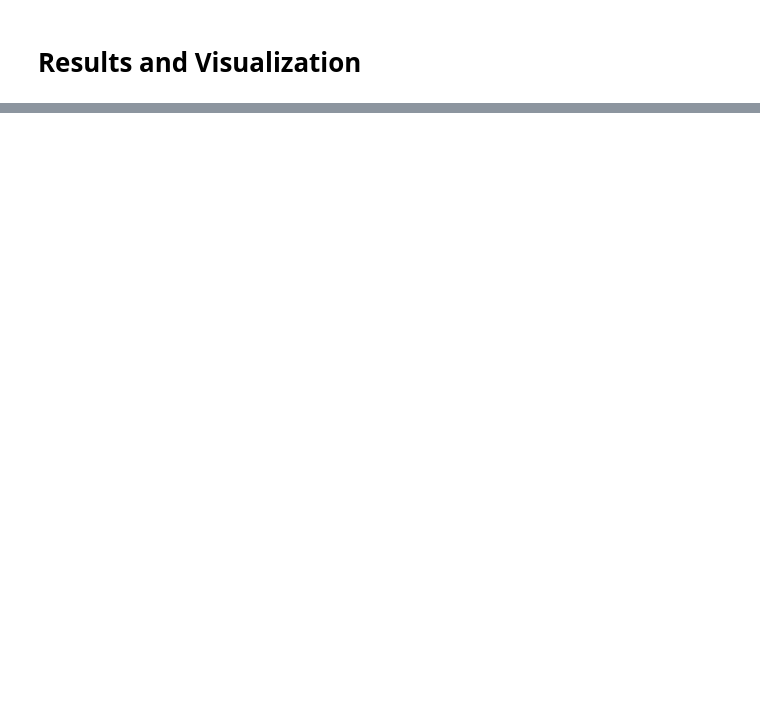
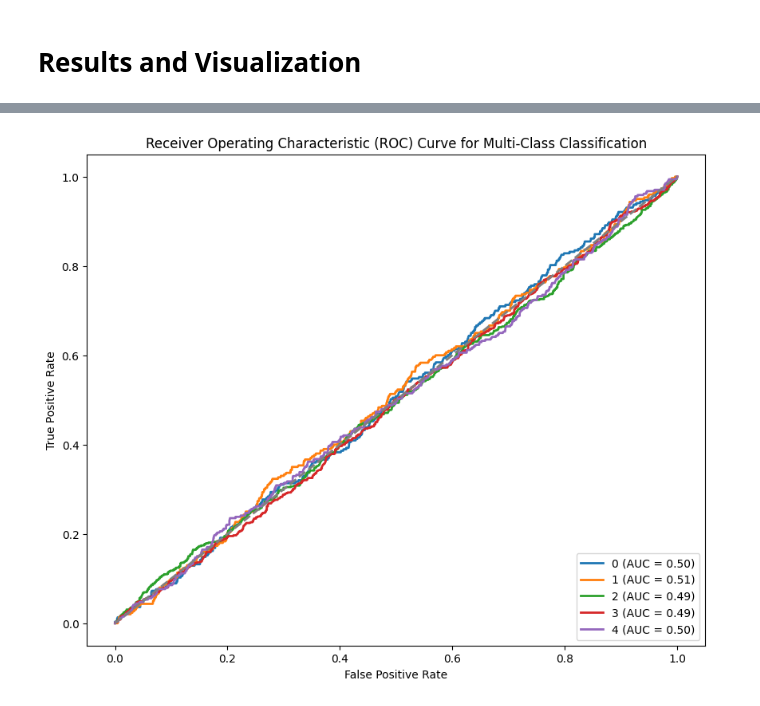
Before and after one commit to jillianhaig/Project3_DS4002, a Jupyter notebook: SCRIPTS/3_Project3Analysis.ipynb, the cells around one changed output, grey strips where cells are left out. Saved outputs shown, nothing was run; the diff lists cells and outputs as text; code cells hidden in the pictures; blank space fills up the shorter version.

```diff
--- a/SCRIPTS/3_Project3Analysis.ipynb
+++ b/SCRIPTS/3_Project3Analysis.ipynb
@@ -159,7 +155,7 @@ early_stopping = EarlyStopping(monitor='val_loss', patience=5, restore_best_weig
 # Train the model
 history = model.fit(
     train_generator,
-    epochs=50,  # Or any number you prefer, but EarlyStopping will stop early if necessary
+    epochs=5,  # Or any number you prefer, but EarlyStopping will stop early if necessary
     validation_data=validation_generator,
     verbose=1,
     callbacks=[early_stopping]  # Add EarlyStopping
@@ -200,7 +188,7 @@ model.compile(optimizer=tf.keras.optimizers.Adam(learning_rate=1e-5),
 # Fine-tune the model
 history_finetune = model.fit(
     train_generator,
-    epochs=50,
+    epochs=5,
     validation_data=validation_generator,
     verbose=1,
     callbacks=[early_stopping]  # Add EarlyStopping
@@ -299,41 +320,49 @@ print("Mean F1-Score: ", np.mean(f1_scores))
 # %%
-# ROC Graph
-
 import matplotlib.pyplot as plt
 from sklearn.metrics import roc_curve, auc
 from sklearn.preprocessing import LabelBinarizer
 from sklearn.metrics import roc_auc_score
+
+# Assuming y_true and y_pred are already defined, and they are the true labels and predicted probabilities
 
 y_true_all = []
 y_probs_all = []
 
 # Store true labels and predicted probabilities for ROC curve
 y_true_all.append(y_true)
 y_probs_all.append(y_pred)
 
 # Convert lists of true labels and predicted probabilities to arrays
 y_true_all = np.concatenate(y_true_all, axis=0)
 y_probs_all = np.concatenate(y_probs_all, axis=0)
 
 # Binarize the true labels (multi-class to binary for each class)
 lb = LabelBinarizer()
 y_true_bin = lb.fit_transform(y_true_all)
 
 # Plot ROC curve for each class
 n_classes = y_true_bin.shape[1]
 plt.figure(figsize=(10, 8))
 
+# Loop over each class to plot its ROC curve
 for i in range(n_classes):
     fpr, tpr, _ = roc_curve(y_true_bin[:, i], y_probs_all[:, i])
     roc_auc = auc(fpr, tpr)
-    plt.plot(fpr, tpr, lw=2, label=f'Class {i} (AUC = {roc_auc:.2f})')
+    # Use lb.classes_ to get the actual class name for the index 'i'
+    class_name = lb.classes_[i]
+    # Plot the ROC curve for the current class with its AUC score
+    plt.plot(fpr, tpr, lw=2, label=f'{class_name} (AUC = {roc_auc:.2f})')
 
 # Plot the diagonal line (random classifier)
 plt.plot([0, 1], [0, 1], color='gray', linestyle='--', lw=2)
 
 # Formatting the plot
 plt.xlabel('False Positive Rate')
 plt.ylabel('True Positive Rate')
 plt.title('Receiver Operating Characteristic (ROC) Curve for Multi-Class Classification')
+
+# Show the legend with class names and AUC values
 plt.legend(loc='lower right')
 plt.show()
+# %% [output]
+[figure, added]
```
Also changed, not shown: parts of 7 cells of this notebook.
